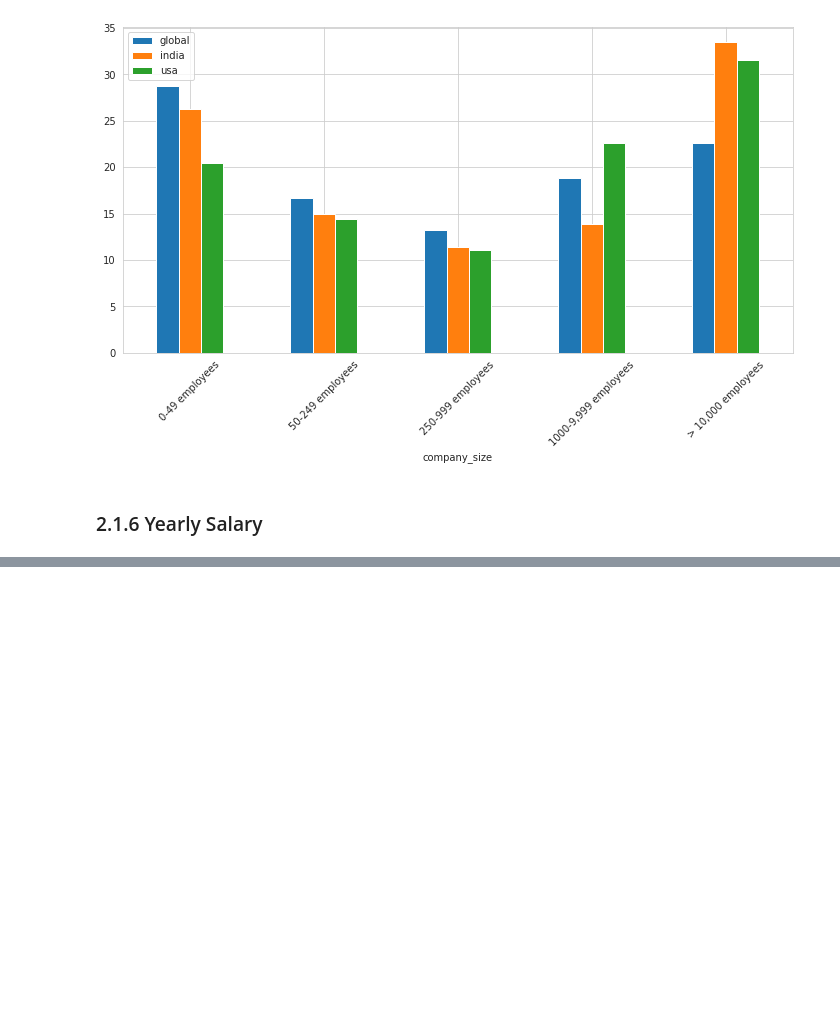
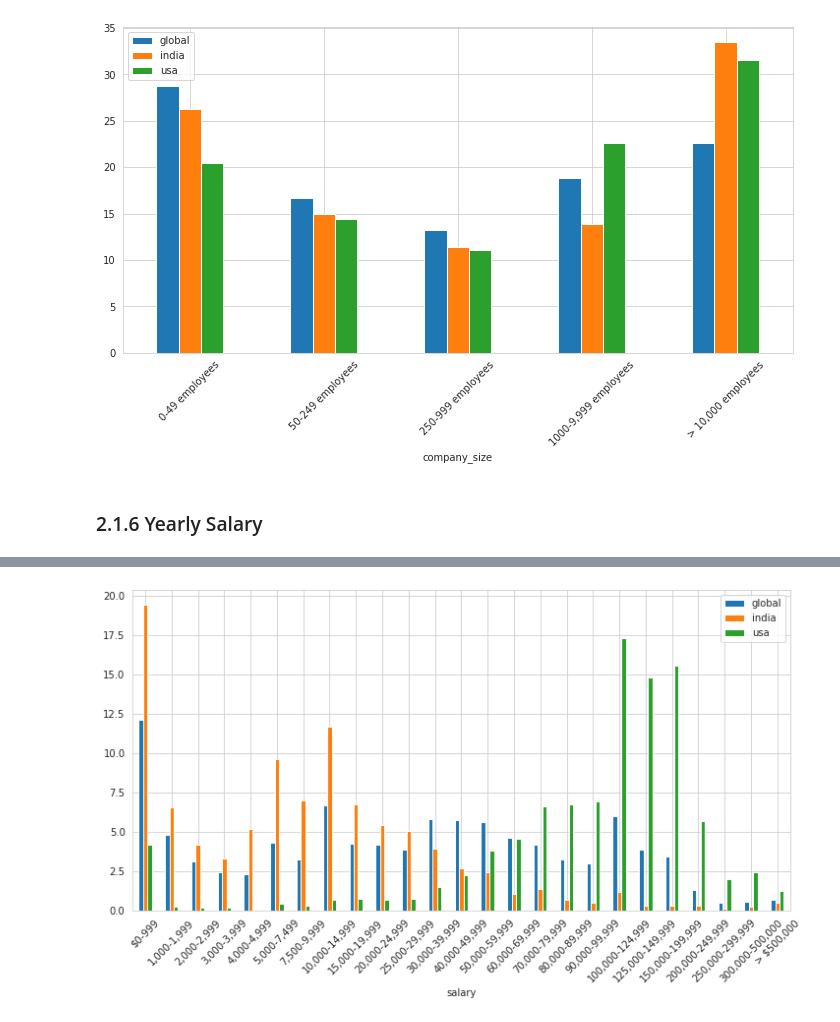
Before and after one commit to laurakah/BattleOfTheGiants, a Jupyter notebook: notebooks/battle-of-giants-georgioskp.ipynb, the cells around one changed output, grey strips where cells are left out. Cells and saved outputs as stored; diff of their text form; code cells hidden in the pictures; blank space fills up the shorter version.

```diff
--- a/notebooks/battle-of-giants-georgioskp.ipynb
+++ b/notebooks/battle-of-giants-georgioskp.ipynb
@@ -274,0 +284,4 @@ df_salary
+# %%
+df_salary.plot(kind="bar", figsize=figure_size, rot=45);
+# %% [output]
+[figure, added]
```
Also changed, not shown: parts of 1 cell of this notebook.
